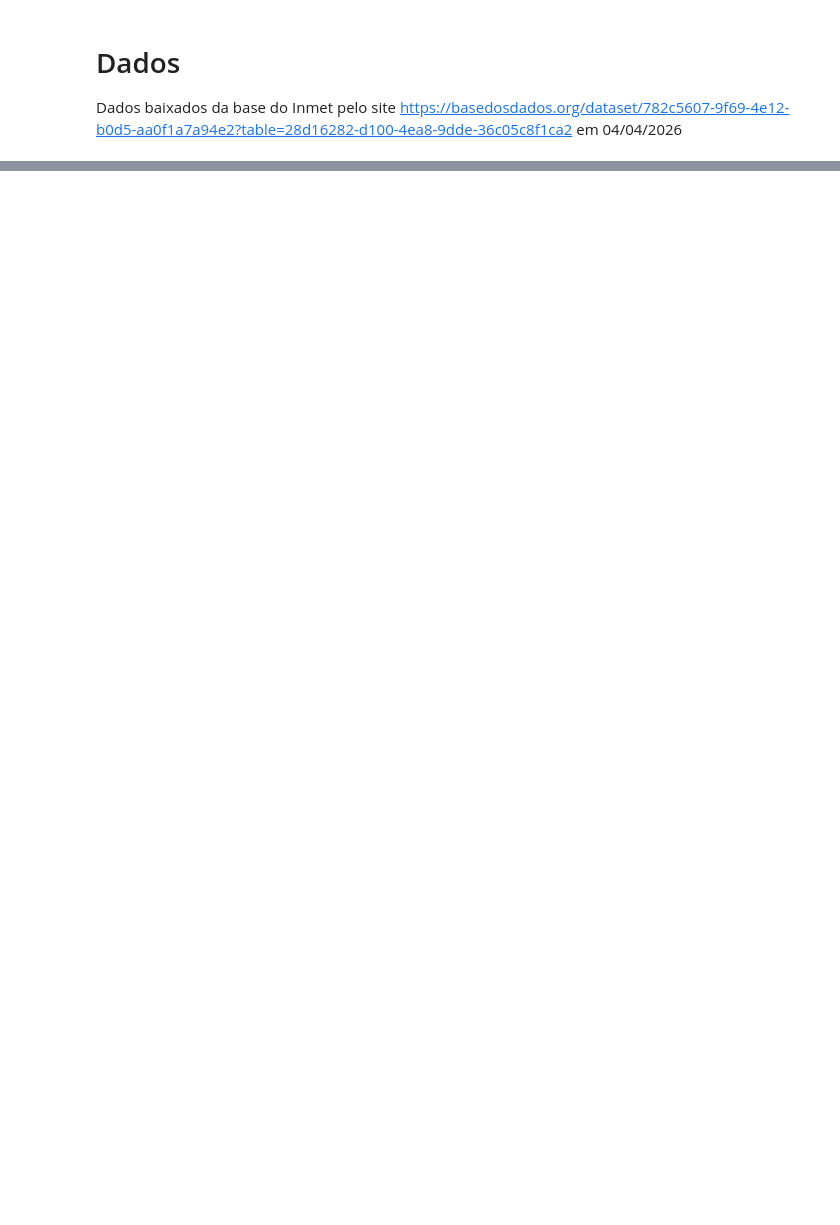
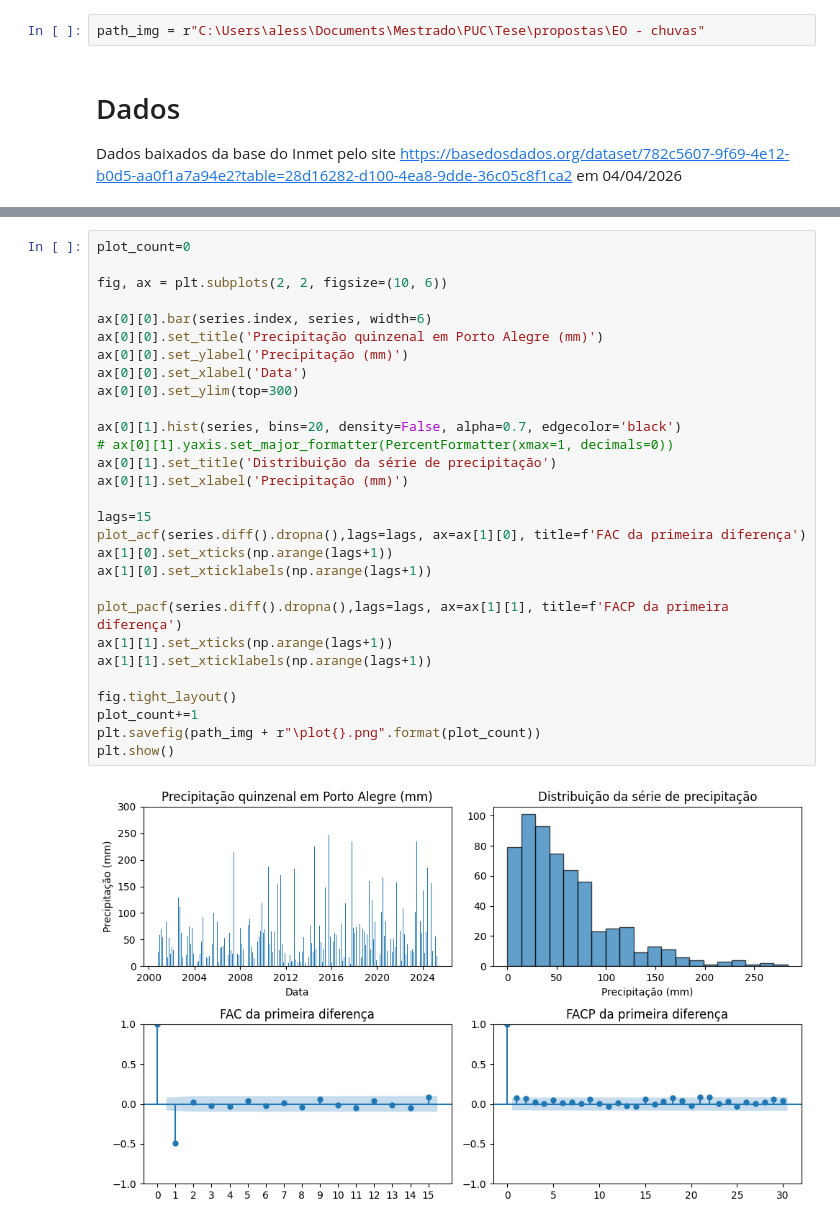
Before and after one commit to asdmalizia/masters, a Jupyter notebook: Estudo orientado/TVE para precipitação.ipynb, the cells around one changed output, grey strips where cells are left out. Saved outputs shown, nothing was run; the diff lists cells and outputs as text; blank space fills up the shorter version.

```diff
--- a/Estudo orientado/TVE para precipitação.ipynb
+++ b/Estudo orientado/TVE para precipitação.ipynb
@@ -20,6 +20,8 @@ from statsmodels.graphics.tsaplots import plot_acf, plot_pacf
 from arch import arch_model
 # %%
 rng = np.random.default_rng(seed=4)
+# %%
+path_img = r"C:\Users\aless\Documents\Mestrado\PUC\Tese\propostas\EO - chuvas"
 # %% [markdown]
 # Dados
 Dados baixados da base do Inmet pelo site https://basedosdados.org/dataset/782c5607-9f69-4e12-b0d5-aa0f1a7a94e2?table=28d16282-d100-4ea8-9dde-36c05c8f1ca2 em 04/04/2026
@@ -28,0 +97,31 @@ df
+# %%
+plot_count=0
+
+fig, ax = plt.subplots(2, 2, figsize=(10, 6))
+
+ax[0][0].bar(series.index, series, width=6)
+ax[0][0].set_title('Precipitação quinzenal em Porto Alegre (mm)')
+ax[0][0].set_ylabel('Precipitação (mm)')
+ax[0][0].set_xlabel('Data')
+ax[0][0].set_ylim(top=300)
+
+ax[0][1].hist(series, bins=20, density=False, alpha=0.7, edgecolor='black')
+# ax[0][1].yaxis.set_major_formatter(PercentFormatter(xmax=1, decimals=0))
+ax[0][1].set_title('Distribuição da série de precipitação')
+ax[0][1].set_xlabel('Precipitação (mm)')
+
+lags=15
+plot_acf(series.diff().dropna(),lags=lags, ax=ax[1][0], title=f'FAC da primeira diferença')
+ax[1][0].set_xticks(np.arange(lags+1))
+ax[1][0].set_xticklabels(np.arange(lags+1))
+
+plot_pacf(series.diff().dropna(),lags=lags, ax=ax[1][1], title=f'FACP da primeira diferença')
+ax[1][1].set_xticks(np.arange(lags+1))
+ax[1][1].set_xticklabels(np.arange(lags+1))
+
+fig.tight_layout()
+plot_count+=1
+plt.savefig(path_img + r"\plot{}.png".format(plot_count))
+plt.show()
+# %% [output]
+[figure, added]
```
Also changed, not shown: parts of 22 cells of this notebook.
